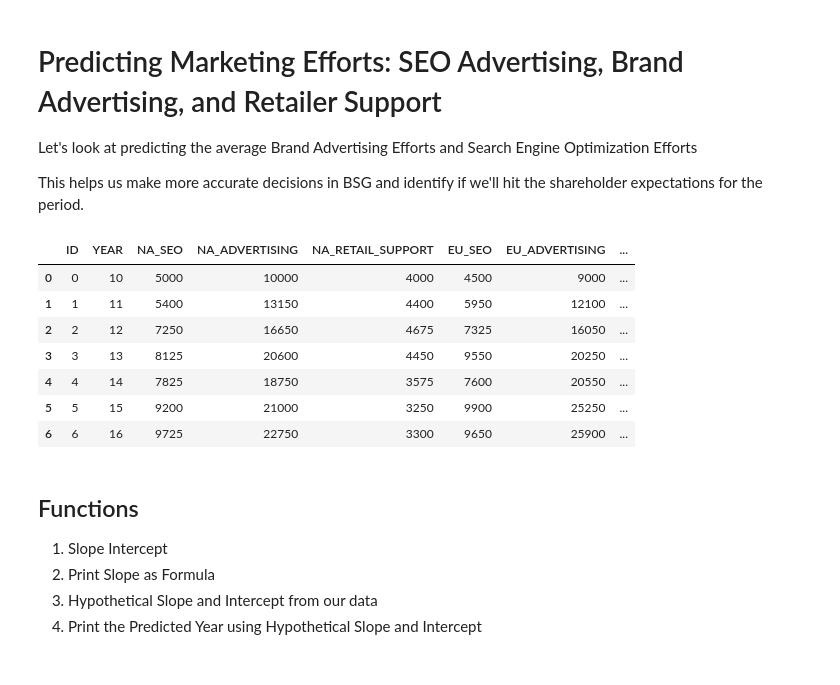
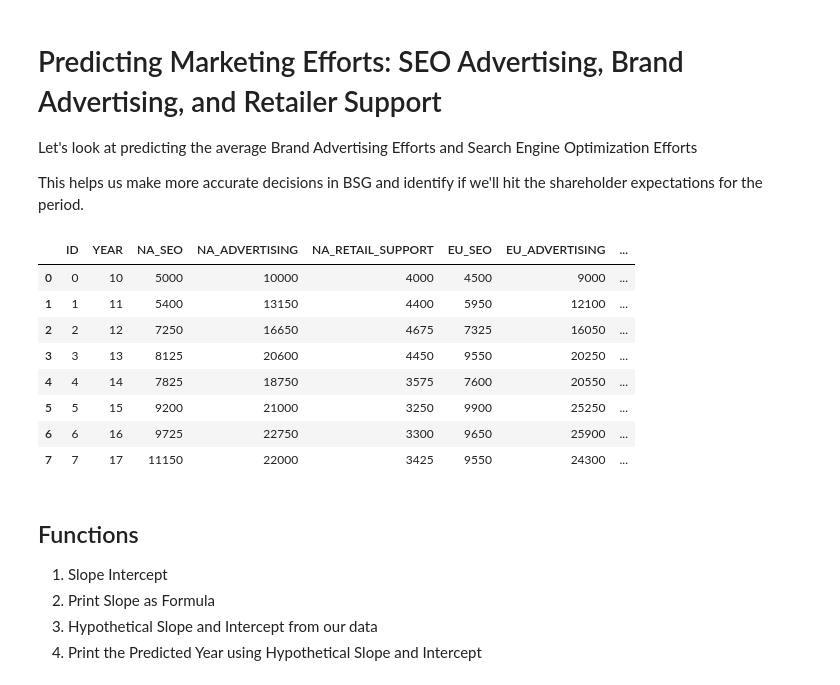
Before and after one commit to brienjl/BSG_Projections, a Jupyter notebook: Advertising_Predictions.ipynb, the cells around one changed output. Cells and saved outputs as stored; diff of their text form; code cells hidden in the pictures.

```diff
--- a/Advertising_Predictions.ipynb
+++ b/Advertising_Predictions.ipynb
@@ -7,25 +7,26 @@ This helps us make more accurate decisions in BSG and identify if we'll hit the
 # %%
 #let's grab a few packages for stats
 import matplotlib.pyplot as plt
 import numpy as np
 import pandas as pd
 
 #Let's set some variables that we'll change each round
 #Change this year to the year being predicted (i.e. if you're predicting year 16, enter '16')
-predictionYear = 17
+predictionYear = 18
 
 #Load the dataset from our bsg_prices_actual - Sheet1.csv
 df = pd.read_csv('bsg_marketing_actual - Sheet1.csv')
 df
 # %% [output]
 |  | ID | YEAR | NA_SEO | NA_ADVERTISING | NA_RETAIL_SUPPORT | EU_SEO | EU_ADVERTISING | ... |
 | 0 | 0 | 10 | 5000 | 10000 | 4000 | 4500 | 9000 | ... |
 | 1 | 1 | 11 | 5400 | 13150 | 4400 | 5950 | 12100 | ... |
 | 2 | 2 | 12 | 7250 | 16650 | 4675 | 7325 | 16050 | ... |
 | 3 | 3 | 13 | 8125 | 20600 | 4450 | 9550 | 20250 | ... |
 | 4 | 4 | 14 | 7825 | 18750 | 3575 | 7600 | 20550 | ... |
 | 5 | 5 | 15 | 9200 | 21000 | 3250 | 9900 | 25250 | ... |
 | 6 | 6 | 16 | 9725 | 22750 | 3300 | 9650 | 25900 | ... |
+| 7 | 7 | 17 | 11150 | 22000 | 3425 | 9550 | 24300 | ... |
 # %% [markdown]
 ## Functions
 1. Slope Intercept
```
Also changed, not shown: parts of 5 cells of this notebook, 3 other files.
